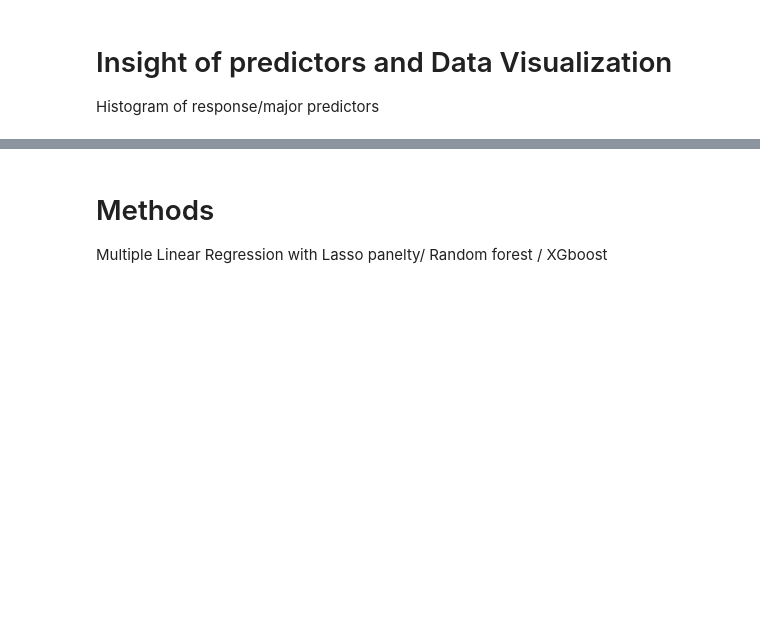
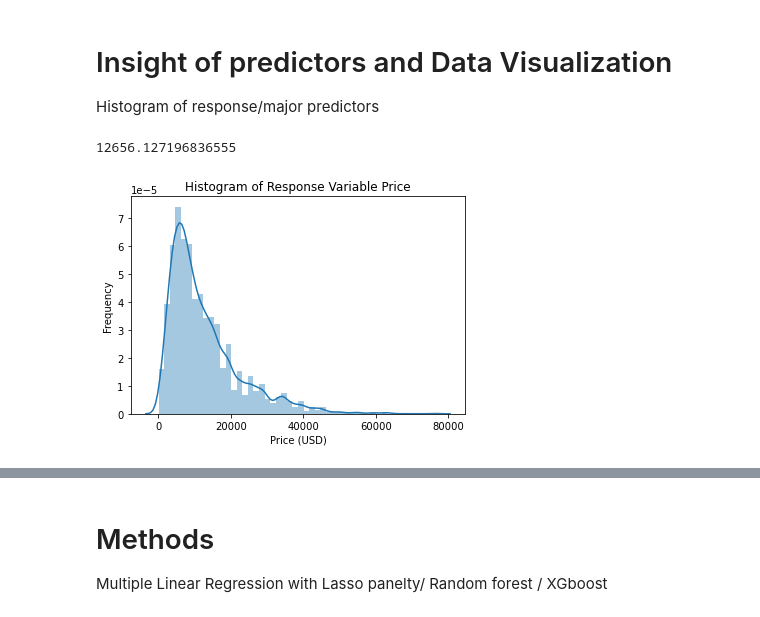
Before and after one commit to Delores404/DataSciFinal, a Jupyter notebook: FINAL.ipynb, the cells around one changed output, grey strips where cells are left out. Drawn from its saved outputs; the diff is of its cells as text; code cells hidden in the pictures; blank space fills up the shorter version.

```diff
--- a/FINAL.ipynb
+++ b/FINAL.ipynb
@@ -80,3 +80,12 @@ df.head
 # Insight of predictors and Data Visualization
 
 Histogram of response/major predictors
+# %%
+sns.distplot(df.price)
+plt.title('Histogram of Response Variable Price')
+plt.ylabel('Frequency')
+plt.xlabel('Price (USD)')
+print(np.med(df.price))
+# %% [output]
+12656.127196836555
+[figure, added]
```
Also changed, not shown: parts of 9 cells of this notebook.
